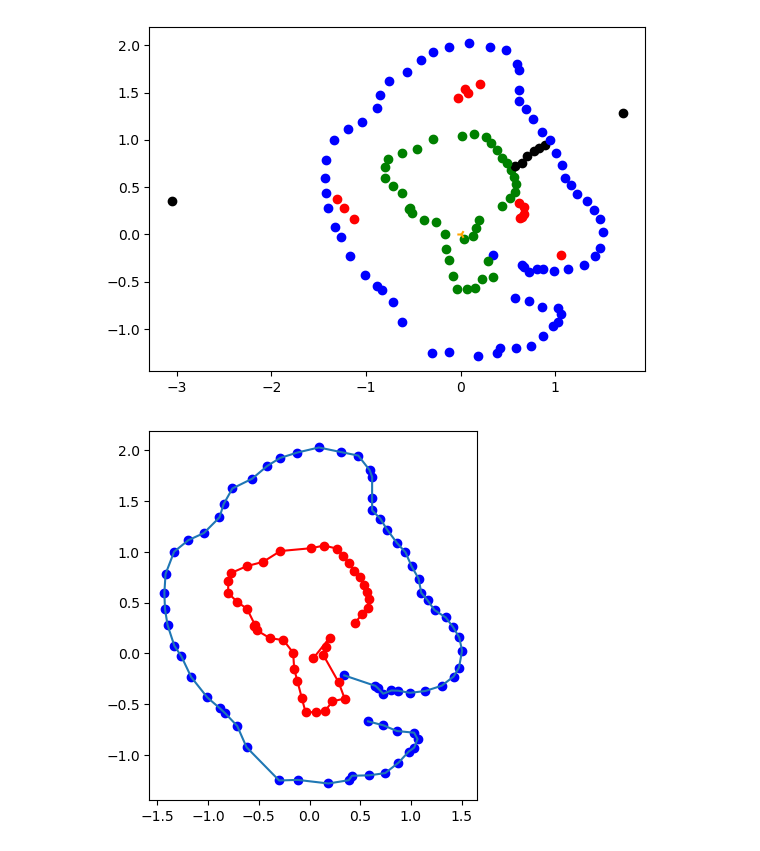
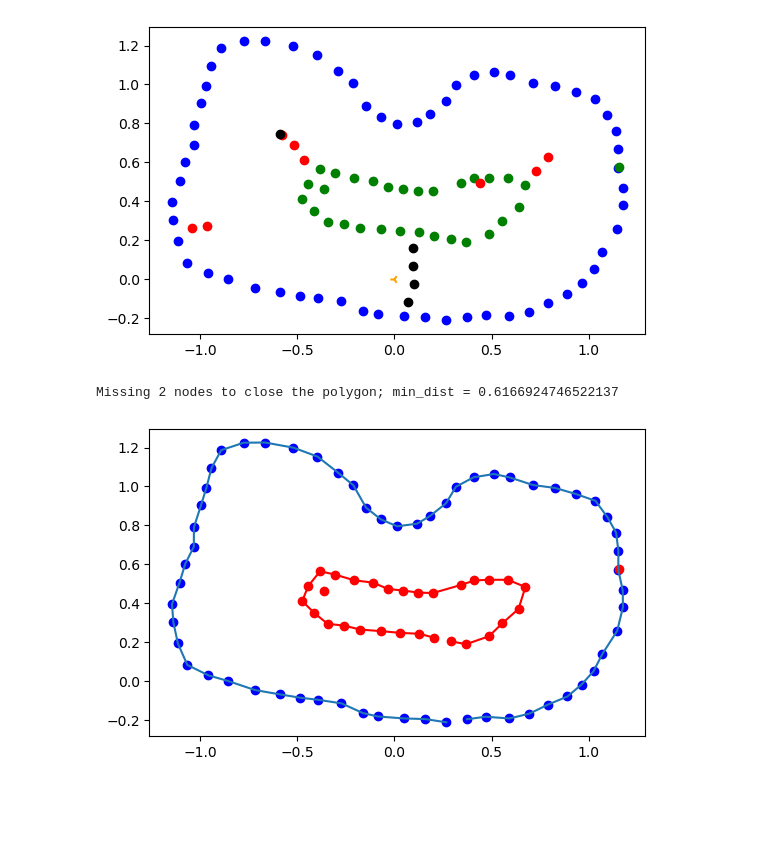
Before and after one commit to tommaso-bertola/computer-vision-and-robotics, a Jupyter notebook: robot-code/pathfinding/disentangle.ipynb, the cells around one changed output. Saved outputs shown, nothing was run; the diff lists cells and outputs as text; code cells hidden in the pictures; blank space fills up the shorter version.

Commit message:
Some plotting
Co-authored-by: Roberto Togni <rtogni00@users.noreply.github.com>
Co-authored-by: martinicomarco <martinicomarco@users.noreply.github.com>

```diff
--- a/robot-code/pathfinding/disentangle.ipynb
+++ b/robot-code/pathfinding/disentangle.ipynb
@@ -6,7 +6,7 @@ from shapely.geometry import Polygon
 from shapely.geometry import Point
 from magic import ordinator
 
-with open(r"SLAM20240118_135630.pickle", "rb") as input_file:
+with open(r"SLAM20240121_162038.pickle", "rb") as input_file:
     e = pickle.load(input_file)
 
 positions = e['positions']
@@ -17,37 +17,39 @@ for i, pos_zip in enumerate(zip(positions, ids)):
     if col == 0:
         col2 = 'green'
     elif col == 1:
         col2 = 'red'
     elif col == 2:
         col2 = 'blue'
     if pos_zip[1] < 100:
         col2 = 'black'
     plt.scatter(*pos_zip[0], color=col2)
 
 plt.scatter(0, 0, color='orange', marker='3',)
 plt.gca().set_aspect('equal')
 plt.show()
 
 positions_array = np.array(positions)
 positions_array = np.array(positions)
 
 mask_external = (ids % 3 == 2) & (ids >= 100) & (ids <= 1000)
 mask_internal = (ids % 3 == 0) & (ids >= 100) & (ids <= 1000)
 
 ids_external = ids[mask_external]
 ids_internal = ids[mask_internal]
 
 positions_external = positions_array[mask_external]
 positions_internal = positions_array[mask_internal]
 
 
 pos_list_ext = [pos for pos in positions_external]
 pos_list_int = [pos for pos in positions_internal]
 # %% [output]
-[figure, old version]
+[figure, new version]
 # %%
 external_ordered = np.array(ordinator(pos_list_ext))
 internal_ordered = np.array(ordinator(pos_list_int))
+# %% [output]
+Missing 2 nodes to close the polygon; min_dist = 0.6166924746522137
 # %%
 plt.plot(external_ordered[:, 0], external_ordered[:, 1])
 for i in positions_external:
@@ -58,7 +60,7 @@ for i in positions_internal:
 plt.gca().set_aspect('equal')
 plt.show()
 # %% [output]
-[figure, old version]
+[figure, new version]
 # %%
 max_x=np.max(external_ordered[:,0])
 max_y=np.max(external_ordered[:,1])
```
Also changed, not shown: parts of 4 cells of this notebook, 2 other files.
